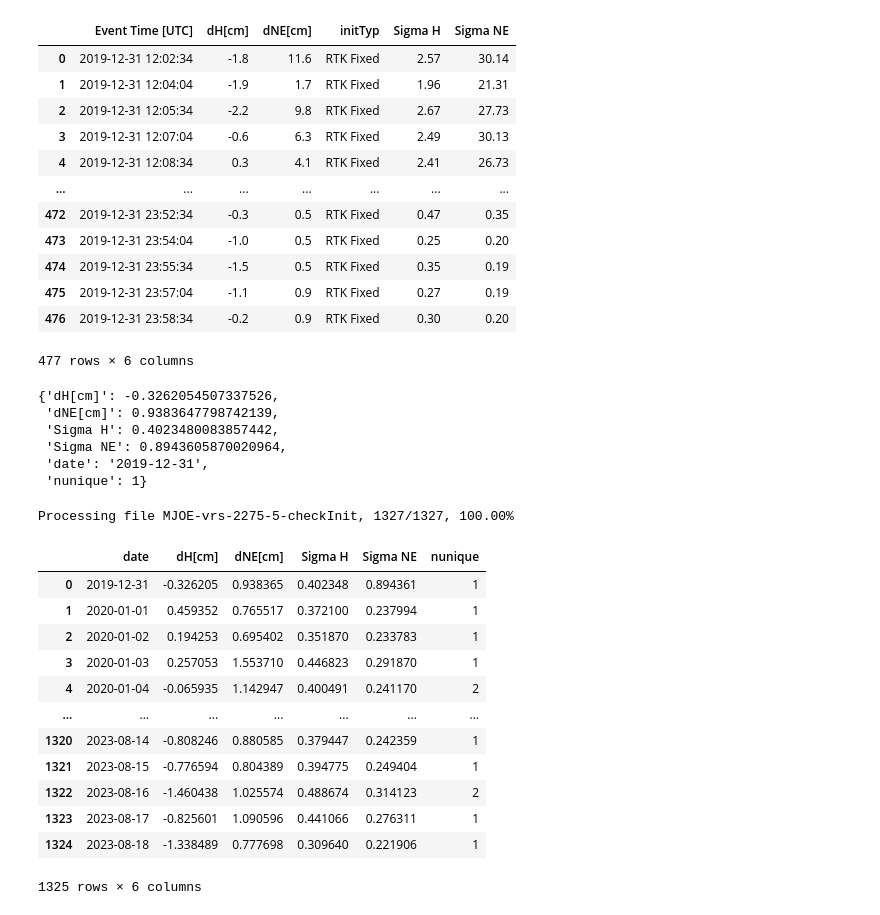
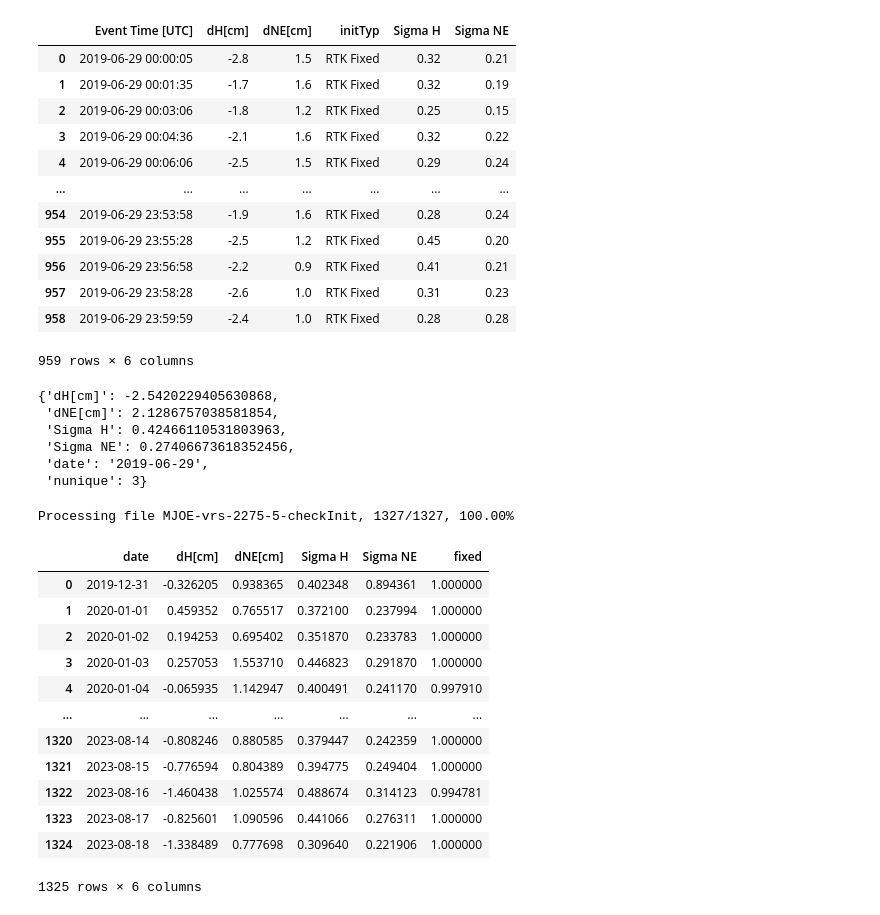
Before and after one commit to kuhaonmaraani/gradu, a Jupyter notebook: MMLshit.ipynb, the cells around one changed output. Drawn from its saved outputs; the diff is of its cells as text; code cells hidden in the pictures.

```diff
--- a/MMLshit.ipynb
+++ b/MMLshit.ipynb
@@ -3,28 +3,28 @@ import numpy as np
 import pandas as pd
 import os
 # %%
-path = 'E:/Koulu/data/muu/Alberding_joensuu/MJOE-vrs-2086-2-checkInit'
+path = 'E:/Koulu/data/muu/Alberding_Pasila/pasivrs01-2059-6-checkInit'
 df = pd.read_csv(path, delimiter=';')
 df['Event Time [UTC]'] = pd.to_datetime(df['Event Time [UTC]'])
 df = df.drop(columns=['startDelay', 'HDOP', 'TTFA[s]', 'Sigma HDOP',
                       'Solution', 'Epochs', 'Data-Age[s]', 'checkType',
                       'Sigma Sat.', 'Sigma Data-Age', 'Sigma N', 'Sigma E',
                       'dN[cm]', 'dE[cm]', '# of Sat.'])
 df
 # %% [output]
 |  | Event Time [UTC] | dH[cm] | dNE[cm] | initTyp | Sigma H | Sigma NE |
-| 0 | 2019-12-31 12:02:34 | -1.8 | 11.6 | RTK Fixed | 2.57 | 30.14 |
-| 1 | 2019-12-31 12:04:04 | -1.9 | 1.7 | RTK Fixed | 1.96 | 21.31 |
-| 2 | 2019-12-31 12:05:34 | -2.2 | 9.8 | RTK Fixed | 2.67 | 27.73 |
-| 3 | 2019-12-31 12:07:04 | -0.6 | 6.3 | RTK Fixed | 2.49 | 30.13 |
-| 4 | 2019-12-31 12:08:34 | 0.3 | 4.1 | RTK Fixed | 2.41 | 26.73 |
+| 0 | 2019-06-29 00:00:05 | -2.8 | 1.5 | RTK Fixed | 0.32 | 0.21 |
+| 1 | 2019-06-29 00:01:35 | -1.7 | 1.6 | RTK Fixed | 0.32 | 0.19 |
+| 2 | 2019-06-29 00:03:06 | -1.8 | 1.2 | RTK Fixed | 0.25 | 0.15 |
+| 3 | 2019-06-29 00:04:36 | -2.1 | 1.6 | RTK Fixed | 0.32 | 0.22 |
+| 4 | 2019-06-29 00:06:06 | -2.5 | 1.5 | RTK Fixed | 0.29 | 0.24 |
 | ... | ... | ... | ... | ... | ... | ... |
-| 472 | 2019-12-31 23:52:34 | -0.3 | 0.5 | RTK Fixed | 0.47 | 0.35 |
-| 473 | 2019-12-31 23:54:04 | -1.0 | 0.5 | RTK Fixed | 0.25 | 0.20 |
-| 474 | 2019-12-31 23:55:34 | -1.5 | 0.5 | RTK Fixed | 0.35 | 0.19 |
-| 475 | 2019-12-31 23:57:04 | -1.1 | 0.9 | RTK Fixed | 0.27 | 0.19 |
-| 476 | 2019-12-31 23:58:34 | -0.2 | 0.9 | RTK Fixed | 0.30 | 0.20 |
+| 954 | 2019-06-29 23:53:58 | -1.9 | 1.6 | RTK Fixed | 0.28 | 0.24 |
+| 955 | 2019-06-29 23:55:28 | -2.5 | 1.2 | RTK Fixed | 0.45 | 0.20 |
+| 956 | 2019-06-29 23:56:58 | -2.2 | 0.9 | RTK Fixed | 0.41 | 0.21 |
+| 957 | 2019-06-29 23:58:28 | -2.6 | 1.0 | RTK Fixed | 0.31 | 0.23 |
+| 958 | 2019-06-29 23:59:59 | -2.4 | 1.0 | RTK Fixed | 0.28 | 0.28 |
-477 rows × 6 columns
+959 rows × 6 columns
 # %%
 data = dict(df.drop(columns=['initTyp', 'Event Time [UTC]']).mean().items())
 # %%
@@ -32,12 +32,12 @@ data['date'] = str(df['Event Time [UTC]'][0])[:10]
 data['nunique'] = df['initTyp'].nunique()
 data
 # %% [output]
-{'dH[cm]': -0.3262054507337526,
- 'dNE[cm]': 0.9383647798742139,
- 'Sigma H': 0.4023480083857442,
- 'Sigma NE': 0.8943605870020964,
- 'date': '2019-12-31',
- 'nunique': 1}
+{'dH[cm]': -2.5420229405630868,
+ 'dNE[cm]': 2.1286757038581854,
+ 'Sigma H': 0.42466110531803963,
+ 'Sigma NE': 0.27406673618352456,
+ 'date': '2019-06-29',
+ 'nunique': 3}
 # %%
 path1 = 'E:/Koulu/data/muu/Alberding_joensuu/'
 path2 = 'E:/Koulu/data/muu/Alberding_Pasila/'
@@ -55,11 +55,11 @@ for file in os.listdir(path1):
     try:
         df = pd.read_csv(os.path.join(path1, file), delimiter=';')
         date = str(df['Event Time [UTC]'][0])[:10]
-        nunique = df['initTyp'].nunique()
+        fixed = (df['initTyp'] == 'RTK Fixed').sum()/len(df['initTyp'])
 
         data = dict(df[['dH[cm]', 'dNE[cm]', 'Sigma H', 'Sigma NE']].mean().items())
         data['date'] = date
-        data['nunique'] = nunique
+        data['fixed'] = fixed
         joensuu.loc[len(joensuu)] = data
         i += 1
 
@@ -72,18 +72,18 @@ joensuu['date'] = pd.to_datetime(joensuu['date'])
 joensuu.sort_values('date')
 # %% [output]
 Processing file MJOE-vrs-2275-5-checkInit, 1327/1327, 100.00%
-|  | date | dH[cm] | dNE[cm] | Sigma H | Sigma NE | nunique |
-| 0 | 2019-12-31 | -0.326205 | 0.938365 | 0.402348 | 0.894361 | 1 |
-| 1 | 2020-01-01 | 0.459352 | 0.765517 | 0.372100 | 0.237994 | 1 |
-| 2 | 2020-01-02 | 0.194253 | 0.695402 | 0.351870 | 0.233783 | 1 |
-| 3 | 2020-01-03 | 0.257053 | 1.553710 | 0.446823 | 0.291870 | 1 |
-| 4 | 2020-01-04 | -0.065935 | 1.142947 | 0.400491 | 0.241170 | 2 |
+|  | date | dH[cm] | dNE[cm] | Sigma H | Sigma NE | fixed |
+| 0 | 2019-12-31 | -0.326205 | 0.938365 | 0.402348 | 0.894361 | 1.000000 |
+| 1 | 2020-01-01 | 0.459352 | 0.765517 | 0.372100 | 0.237994 | 1.000000 |
+| 2 | 2020-01-02 | 0.194253 | 0.695402 | 0.351870 | 0.233783 | 1.000000 |
+| 3 | 2020-01-03 | 0.257053 | 1.553710 | 0.446823 | 0.291870 | 1.000000 |
+| 4 | 2020-01-04 | -0.065935 | 1.142947 | 0.400491 | 0.241170 | 0.997910 |
 | ... | ... | ... | ... | ... | ... | ... |
-| 1320 | 2023-08-14 | -0.808246 | 0.880585 | 0.379447 | 0.242359 | 1 |
-| 1321 | 2023-08-15 | -0.776594 | 0.804389 | 0.394775 | 0.249404 | 1 |
-| 1322 | 2023-08-16 | -1.460438 | 1.025574 | 0.488674 | 0.314123 | 2 |
-| 1323 | 2023-08-17 | -0.825601 | 1.090596 | 0.441066 | 0.276311 | 1 |
-| 1324 | 2023-08-18 | -1.338489 | 0.777698 | 0.309640 | 0.221906 | 1 |
+| 1320 | 2023-08-14 | -0.808246 | 0.880585 | 0.379447 | 0.242359 | 1.000000 |
+| 1321 | 2023-08-15 | -0.776594 | 0.804389 | 0.394775 | 0.249404 | 1.000000 |
+| 1322 | 2023-08-16 | -1.460438 | 1.025574 | 0.488674 | 0.314123 | 0.994781 |
+| 1323 | 2023-08-17 | -0.825601 | 1.090596 | 0.441066 | 0.276311 | 1.000000 |
+| 1324 | 2023-08-18 | -1.338489 | 0.777698 | 0.309640 | 0.221906 | 1.000000 |
 1325 rows × 6 columns
 # %%
 i = 1
```
Also changed, not shown: parts of 4 cells of this notebook, 6 other files.
